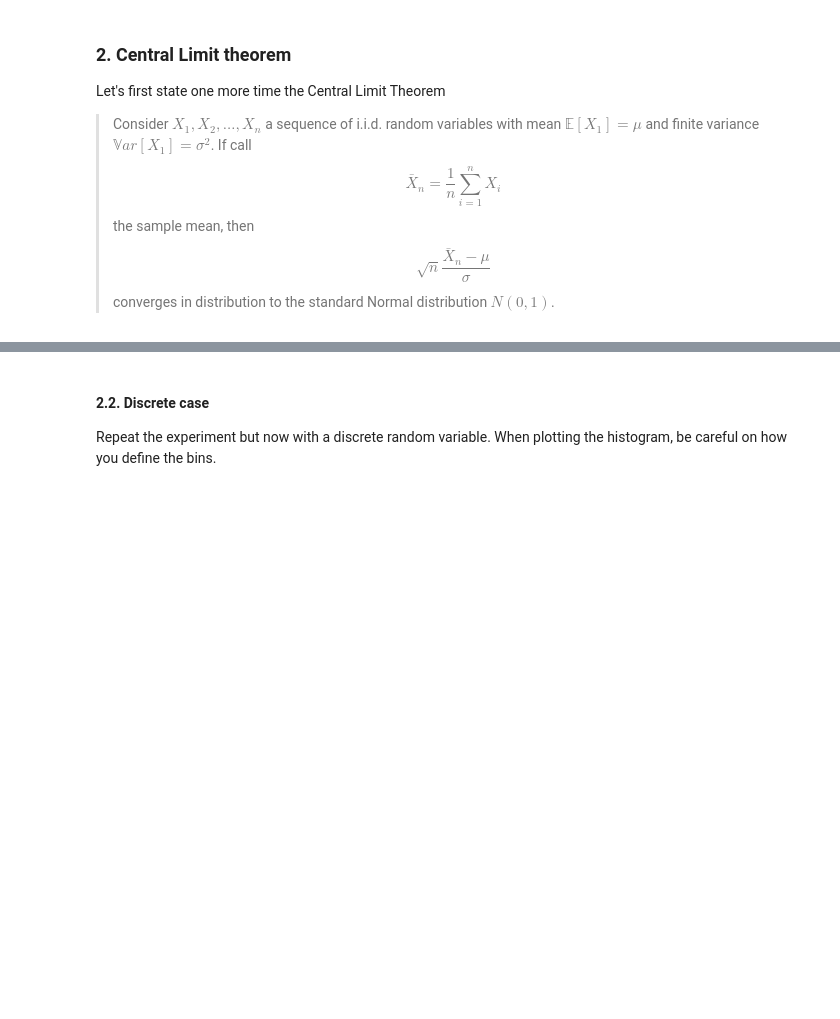
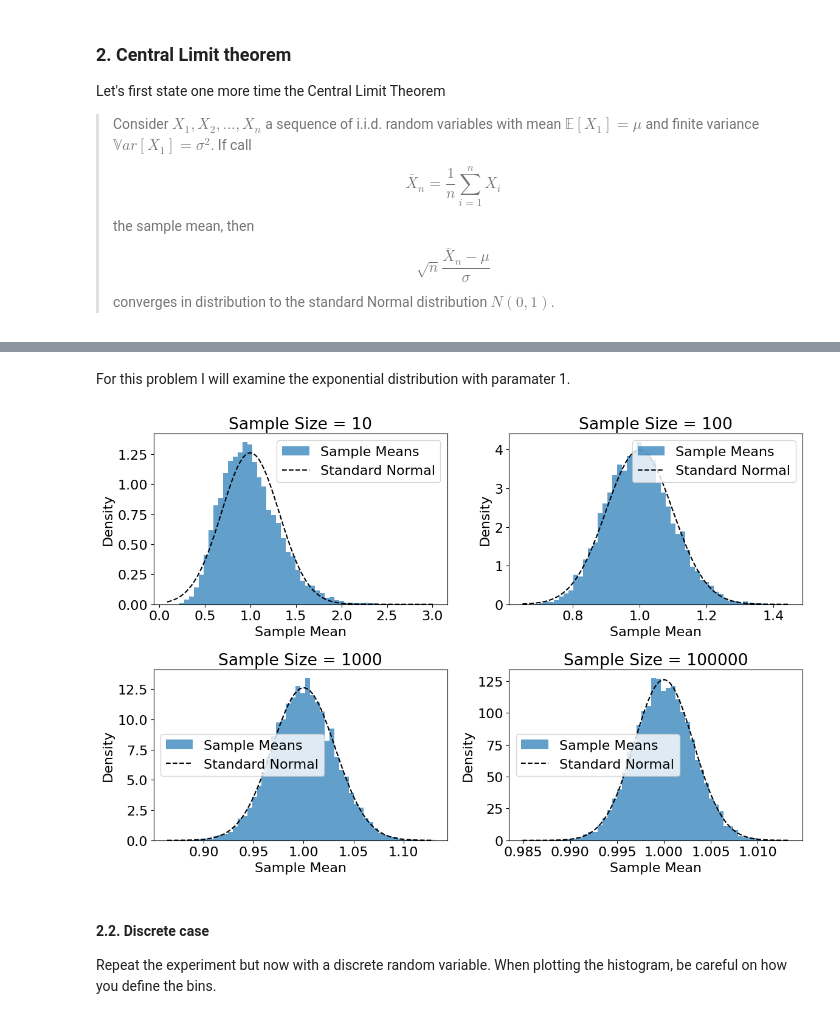
Before and after one commit to UCB-stat-201a-fall23/project02-SorenRajani, a Jupyter notebook: Project02-Concentration.ipynb, the cells around one changed output, grey strips where cells are left out. Cells and saved outputs as stored; diff of their text form; code cells hidden in the pictures; blank space fills up the shorter version.

```diff
--- a/Project02-Concentration.ipynb
+++ b/Project02-Concentration.ipynb
@@ -165,6 +183,47 @@ Pick a continuous random variable with bounded second moment and show that the c
 This is how the solution should look like for the mean of Beta distributions and a total of 10000 simulations.
 
 <img src="solution_2_1.png" alt="Solution" />
+# %% [markdown]
+For this problem I will examine the exponential distribution with paramater 1.
+# %%
+from scipy.stats import norm
+
+# Create a function to get n sample means
+def draw_sample_means(sample_size, n_means=10000):
+    means = [np.mean(np.random.exponential(1, sample_size)) for _ in range(n_means)]
+    return means
+
+# Define Samp
+sample_sizes = [10, 100, 1000, 100000]
+all_means = {}
+
+# Add samples to a dictionary to retrieve later
+for size in sample_sizes:
+    all_means[size] = draw_sample_means(size)
+
+# Plot histograms of the sample means for each sample size
+plt.figure(figsize=(12, 8))
+
+# Plot in a grid
+for idx, size in enumerate(sample_sizes, 1):
+    plt.subplot(2, 2, idx)
+    plt.hist(all_means[size], bins=50, density=True, alpha=0.7, label="Sample Means")
+
+    # Plotting the standard normal distribution
+    xmin, xmax = plt.xlim()
+    x = np.linspace(xmin, xmax, 100)
+    y = norm.pdf(x, 1, (1/np.sqrt(size)))  # The mean of an exponential(1) is 1, and its variance is 1
+    plt.plot(x, y, 'k', linestyle="--", label="Standard Normal")
+
+    plt.title(f"Sample Size = {size}")
+    plt.xlabel("Sample Mean")
+    plt.ylabel("Density")
+    plt.legend()
+
+plt.tight_layout()
+plt.show()
+# %% [output]
+[figure, added]
 # %% [markdown]
 #### 2.2. Discrete case
 
```
Also changed, not shown: parts of 2 cells of this notebook.
